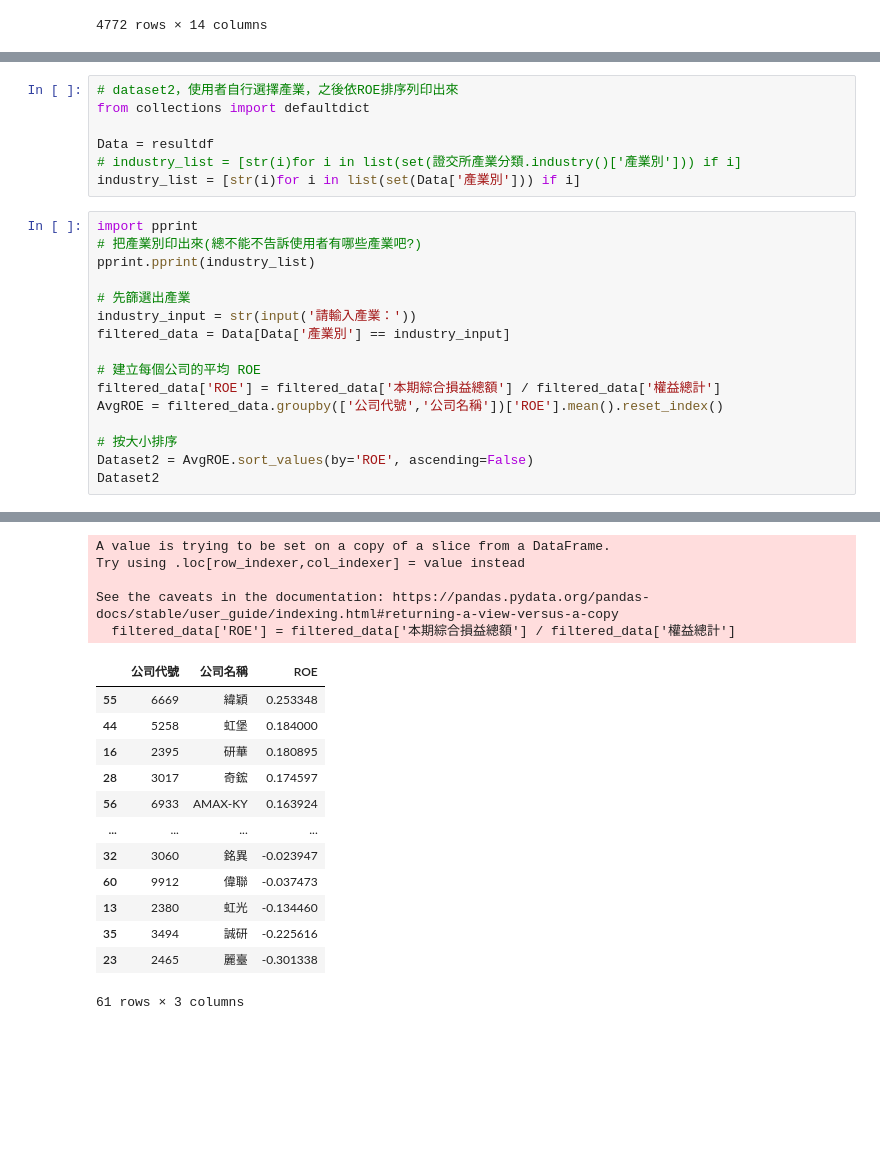
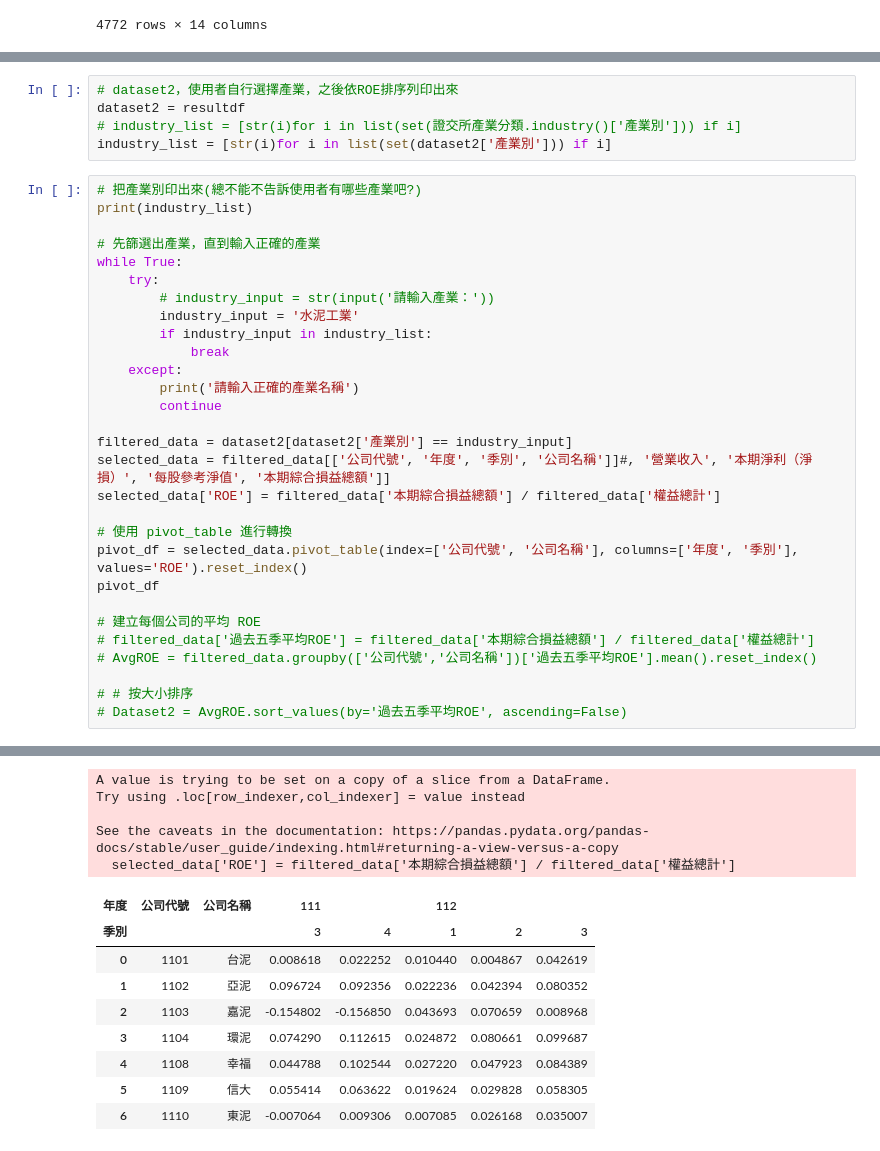
Before and after one commit to e19931107/ccClub_stock_analysis, a Jupyter notebook: Project/1223新增產業別.ipynb, the cells around one changed output, grey strips where cells are left out. Drawn from its saved outputs; the diff is of its cells as text; blank space fills up the shorter version.

```diff
--- a/Project/1223新增產業別.ipynb
+++ b/Project/1223新增產業別.ipynb
@@ -197,24 +193,35 @@ ValueError: cannot convert float NaN to integer
 # %%
 # dataset2，使用者自行選擇產業，之後依ROE排序列印出來
-from collections import defaultdict
-
-Data = resultdf
+dataset2 = resultdf
 # industry_list = [str(i)for i in list(set(證交所產業分類.industry()['產業別'])) if i]
-industry_list = [str(i)for i in list(set(Data['產業別'])) if i]
+industry_list = [str(i)for i in list(set(dataset2['產業別'])) if i]
 # %%
-import pprint
 # 把產業別印出來(總不能不告訴使用者有哪些產業吧?)
-pprint.pprint(industry_list)
+print(industry_list)
 
-# 先篩選出產業
-industry_input = str(input('請輸入產業：'))
-filtered_data = Data[Data['產業別'] == industry_input]
+# 先篩選出產業，直到輸入正確的產業
+while True:
+    try:
+        # industry_input = str(input('請輸入產業：'))
+        industry_input = '水泥工業'
+        if industry_input in industry_list:
+            break
+    except:
+        print('請輸入正確的產業名稱')
+        continue
+
+filtered_data = dataset2[dataset2['產業別'] == industry_input]
+selected_data = filtered_data[['公司代號', '年度', '季別', '公司名稱']]#, '營業收入', '本期淨利（淨損）', '每股參考淨值', '本期綜合損益總額']]
+selected_data['ROE'] = filtered_data['本期綜合損益總額'] / filtered_data['權益總計']
+
+# 使用 pivot_table 進行轉換
+pivot_df = selected_data.pivot_table(index=['公司代號', '公司名稱'], columns=['年度', '季別'], values='ROE').reset_index()
+pivot_df
 
 # 建立每個公司的平均 ROE
-filtered_data['ROE'] = filtered_data['本期綜合損益總額'] / filtered_data['權益總計']
-AvgROE = filtered_data.groupby(['公司代號','公司名稱'])['ROE'].mean().reset_index()
+# filtered_data['過去五季平均ROE'] = filtered_data['本期綜合損益總額'] / filtered_data['權益總計']
+# AvgROE = filtered_data.groupby(['公司代號','公司名稱'])['過去五季平均ROE'].mean().reset_index()
 
-# 按大小排序
-Dataset2 = AvgROE.sort_values(by='ROE', ascending=False)
-Dataset2
+# # 按大小排序
+# Dataset2 = AvgROE.sort_values(by='過去五季平均ROE', ascending=False)
 # %% [output]
@@ -238,18 +229,14 @@ Dataset2
 A value is trying to be set on a copy of a slice from a DataFrame.
 Try using .loc[row_indexer,col_indexer] = value instead
 
 See the caveats in the documentation: https://pandas.pydata.org/pandas-docs/stable/user_guide/indexing.html#returning-a-view-versus-a-copy
-  filtered_data['ROE'] = filtered_data['本期綜合損益總額'] / filtered_data['權益總計']
+  selected_data['ROE'] = filtered_data['本期綜合損益總額'] / filtered_data['權益總計']
-|  | 公司代號 | 公司名稱 | ROE |
-| 55 | 6669 | 緯穎 | 0.253348 |
-| 44 | 5258 | 虹堡 | 0.184000 |
-| 16 | 2395 | 研華 | 0.180895 |
-| 28 | 3017 | 奇鋐 | 0.174597 |
-| 56 | 6933 | AMAX-KY | 0.163924 |
-| ... | ... | ... | ... |
-| 32 | 3060 | 銘異 | -0.023947 |
-| 60 | 9912 | 偉聯 | -0.037473 |
-| 13 | 2380 | 虹光 | -0.134460 |
-| 35 | 3494 | 誠研 | -0.225616 |
-| 23 | 2465 | 麗臺 | -0.301338 |
+| 年度 | 公司代號 | 公司名稱 | 111 |  | 112 |  |  |
+| 季別 |  |  | 3 | 4 | 1 | 2 | 3 |
+| 0 | 1101 | 台泥 | 0.008618 | 0.022252 | 0.010440 | 0.004867 | 0.042619 |
+| 1 | 1102 | 亞泥 | 0.096724 | 0.092356 | 0.022236 | 0.042394 | 0.080352 |
+| 2 | 1103 | 嘉泥 | -0.154802 | -0.156850 | 0.043693 | 0.070659 | 0.008968 |
+| 3 | 1104 | 環泥 | 0.074290 | 0.112615 | 0.024872 | 0.080661 | 0.099687 |
+| 4 | 1108 | 幸福 | 0.044788 | 0.102544 | 0.027220 | 0.047923 | 0.084389 |
+| 5 | 1109 | 信大 | 0.055414 | 0.063622 | 0.019624 | 0.029828 | 0.058305 |
+| 6 | 1110 | 東泥 | -0.007064 | 0.009306 | 0.007085 | 0.026168 | 0.035007 |
-61 rows × 3 columns
```
Also changed, not shown: parts of 2 cells of this notebook.
